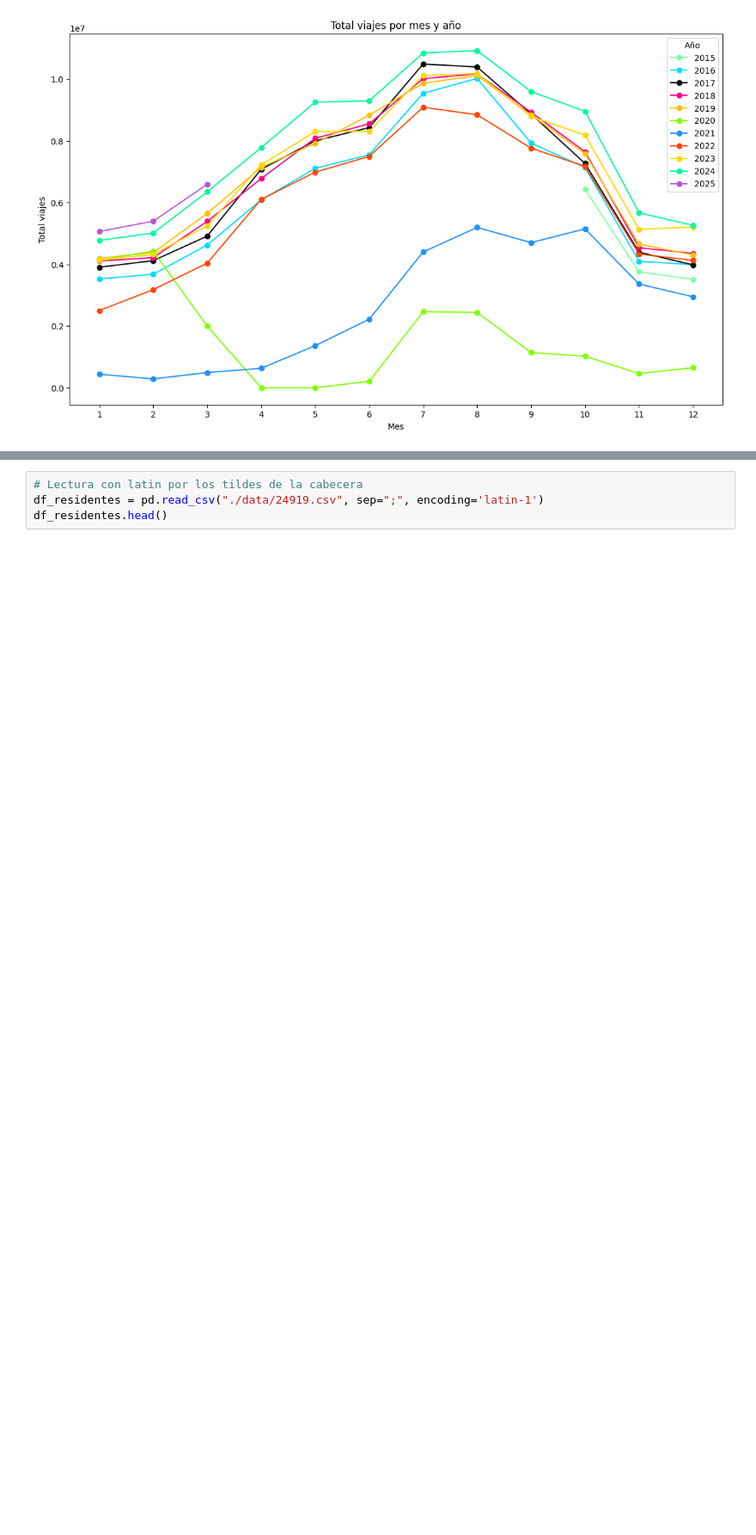
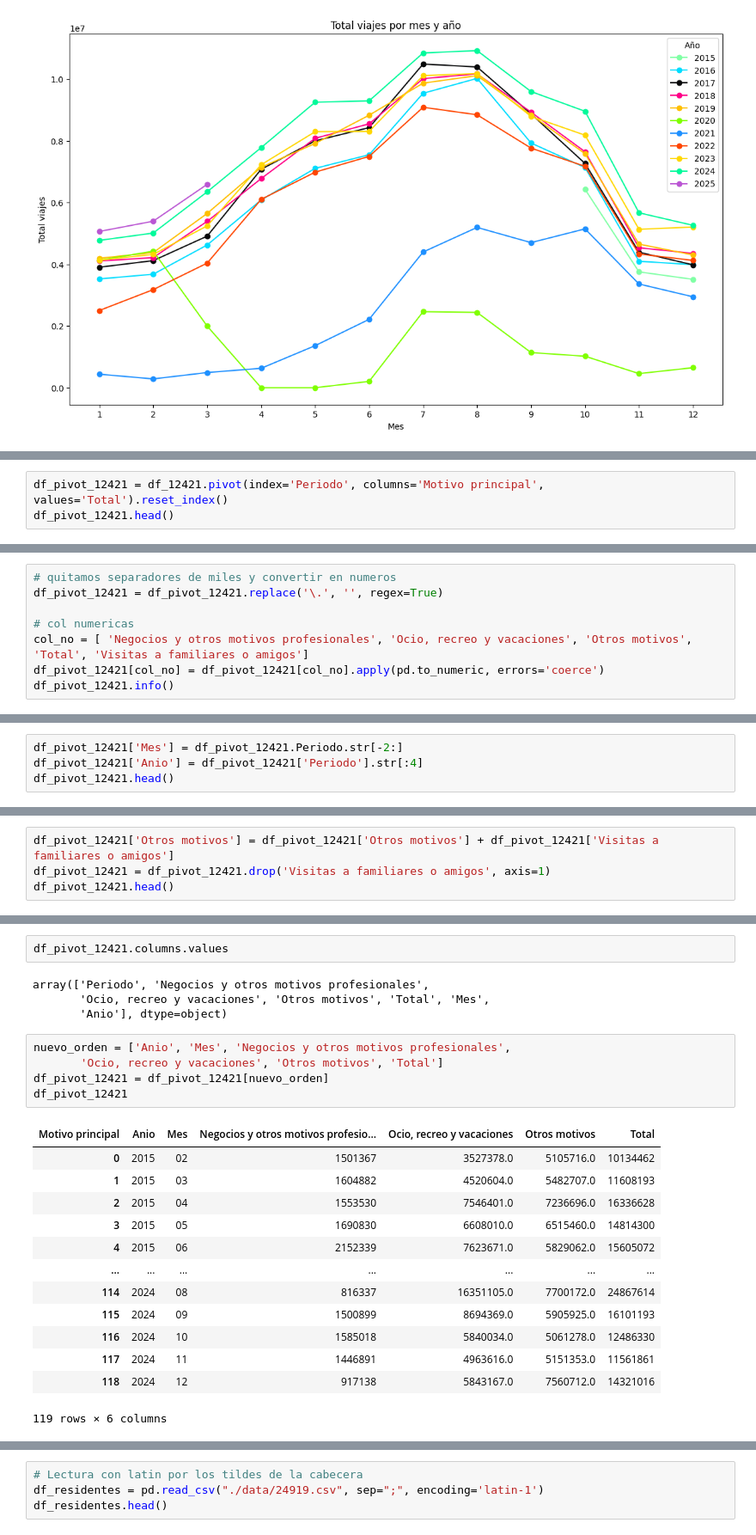
Before and after one commit to anapstl/Travel_EDA, a Jupyter notebook: EDA.ipynb, the cells around one changed output, grey strips where cells are left out. Shown at 86% size. Cells and saved outputs as stored; diff of their text form; blank space fills up the shorter version.

```diff
--- a/EDA.ipynb
+++ b/EDA.ipynb
@@ -728,0 +786,3 @@ df_unido.tail()
+# %%
+df_pivot_12421 = df_12421.pivot(index='Periodo', columns='Motivo principal', values='Total').reset_index()
+df_pivot_12421.head()
@@ -728,0 +796,8 @@ df_unido.tail()
+# %%
+# quitamos separadores de miles y convertir en numeros
+df_pivot_12421 = df_pivot_12421.replace('\.', '', regex=True)
+
+# col numericas
+col_no = [ 'Negocios y otros motivos profesionales', 'Ocio, recreo y vacaciones', 'Otros motivos', 'Total', 'Visitas a familiares o amigos']
+df_pivot_12421[col_no] = df_pivot_12421[col_no].apply(pd.to_numeric, errors='coerce')
+df_pivot_12421.info()
@@ -728,0 +818,4 @@ df_unido.tail()
+# %%
+df_pivot_12421['Mes'] = df_pivot_12421.Periodo.str[-2:]
+df_pivot_12421['Anio'] = df_pivot_12421['Periodo'].str[:4]
+df_pivot_12421.head()
@@ -728,0 +831,4 @@ df_unido.tail()
+# %%
+df_pivot_12421['Otros motivos'] = df_pivot_12421['Otros motivos'] + df_pivot_12421['Visitas a familiares o amigos']
+df_pivot_12421 = df_pivot_12421.drop('Visitas a familiares o amigos', axis=1)
+df_pivot_12421.head()
@@ -728,0 +842,25 @@ df_unido.tail()
+# %%
+df_pivot_12421.columns.values
+# %% [output]
+array(['Periodo', 'Negocios y otros motivos profesionales',
+       'Ocio, recreo y vacaciones', 'Otros motivos', 'Total', 'Mes',
+       'Anio'], dtype=object)
+# %%
+nuevo_orden = ['Anio', 'Mes', 'Negocios y otros motivos profesionales',
+       'Ocio, recreo y vacaciones', 'Otros motivos', 'Total']
+df_pivot_12421 = df_pivot_12421[nuevo_orden]
+df_pivot_12421
+# %% [output]
+| Motivo principal | Anio | Mes | Negocios y otros motivos profesio... | Ocio, recreo y vacaciones | Otros motivos | Total |
+| 0 | 2015 | 02 | 1501367 | 3527378.0 | 5105716.0 | 10134462 |
+| 1 | 2015 | 03 | 1604882 | 4520604.0 | 5482707.0 | 11608193 |
+| 2 | 2015 | 04 | 1553530 | 7546401.0 | 7236696.0 | 16336628 |
+| 3 | 2015 | 05 | 1690830 | 6608010.0 | 6515460.0 | 14814300 |
+| 4 | 2015 | 06 | 2152339 | 7623671.0 | 5829062.0 | 15605072 |
+| ... | ... | ... | ... | ... | ... | ... |
+| 114 | 2024 | 08 | 816337 | 16351105.0 | 7700172.0 | 24867614 |
+| 115 | 2024 | 09 | 1500899 | 8694369.0 | 5905925.0 | 16101193 |
+| 116 | 2024 | 10 | 1585018 | 5840034.0 | 5061278.0 | 12486330 |
+| 117 | 2024 | 11 | 1446891 | 4963616.0 | 5151353.0 | 11561861 |
+| 118 | 2024 | 12 | 917138 | 5843167.0 | 7560712.0 | 14321016 |
+119 rows × 6 columns
```
Also changed, not shown: parts of 61 cells of this notebook, 4 other files.
